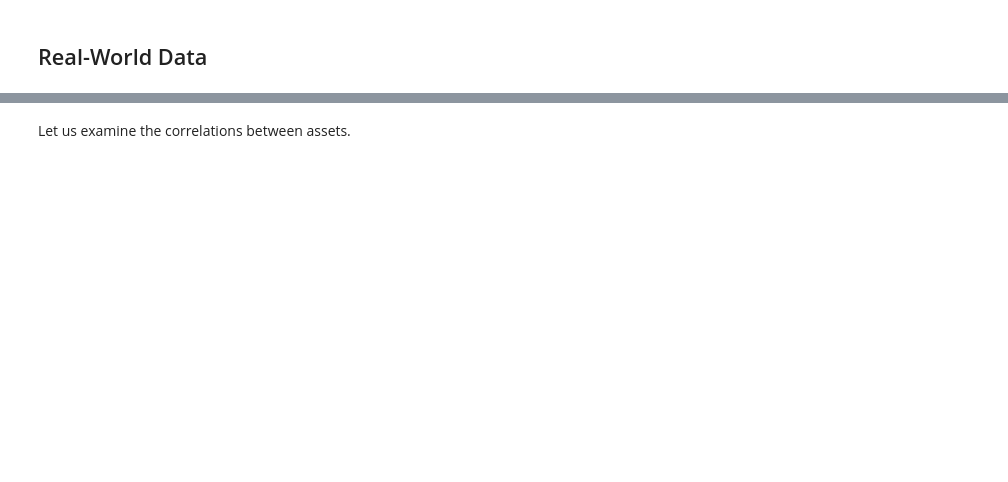
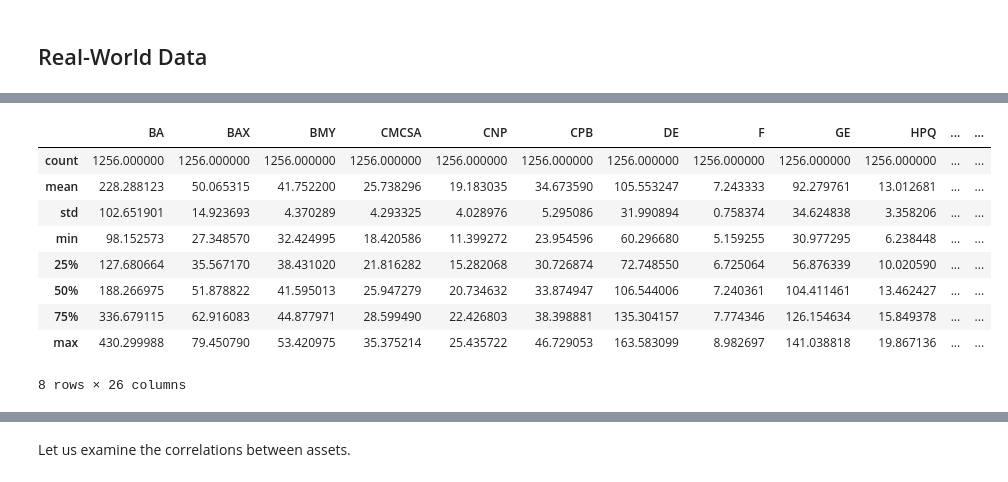
Before and after one commit to alfonso-santos/microcredencial-carteras-python, a Jupyter notebook: Tema_3_Markowitz/src/ejemplos-optimizacion-markowitz-soluciones-English.ipynb, the cells around one changed output, grey strips where cells are left out. Cells and saved outputs as stored; diff of their text form; code cells hidden in the pictures; blank space fills up the shorter version.

```diff
--- a/Tema_3_Markowitz/src/ejemplos-optimizacion-markowitz-soluciones-English.ipynb
+++ b/Tema_3_Markowitz/src/ejemplos-optimizacion-markowitz-soluciones-English.ipynb
@@ -311,0 +358,13 @@ $SEE: possibly delisted; no timezone found
+# %%
+prices.describe()
+# %% [output]
+|  | BA | BAX | BMY | CMCSA | CNP | CPB | DE | F | GE | HPQ | ... | ... |
+| count | 1256.000000 | 1256.000000 | 1256.000000 | 1256.000000 | 1256.000000 | 1256.000000 | 1256.000000 | 1256.000000 | 1256.000000 | 1256.000000 | ... | ... |
+| mean | 228.288123 | 50.065315 | 41.752200 | 25.738296 | 19.183035 | 34.673590 | 105.553247 | 7.243333 | 92.279761 | 13.012681 | ... | ... |
+| std | 102.651901 | 14.923693 | 4.370289 | 4.293325 | 4.028976 | 5.295086 | 31.990894 | 0.758374 | 34.624838 | 3.358206 | ... | ... |
+| min | 98.152573 | 27.348570 | 32.424995 | 18.420586 | 11.399272 | 23.954596 | 60.296680 | 5.159255 | 30.977295 | 6.238448 | ... | ... |
+| 25% | 127.680664 | 35.567170 | 38.431020 | 21.816282 | 15.282068 | 30.726874 | 72.748550 | 6.725064 | 56.876339 | 10.020590 | ... | ... |
+| 50% | 188.266975 | 51.878822 | 41.595013 | 25.947279 | 20.734632 | 33.874947 | 106.544006 | 7.240361 | 104.411461 | 13.462427 | ... | ... |
+| 75% | 336.679115 | 62.916083 | 44.877971 | 28.599490 | 22.426803 | 38.398881 | 135.304157 | 7.774346 | 126.154634 | 15.849378 | ... | ... |
+| max | 430.299988 | 79.450790 | 53.420975 | 35.375214 | 25.435722 | 46.729053 | 163.583099 | 8.982697 | 141.038818 | 19.867136 | ... | ... |
+8 rows × 26 columns
```
Also changed, not shown: parts of 18 cells of this notebook.
